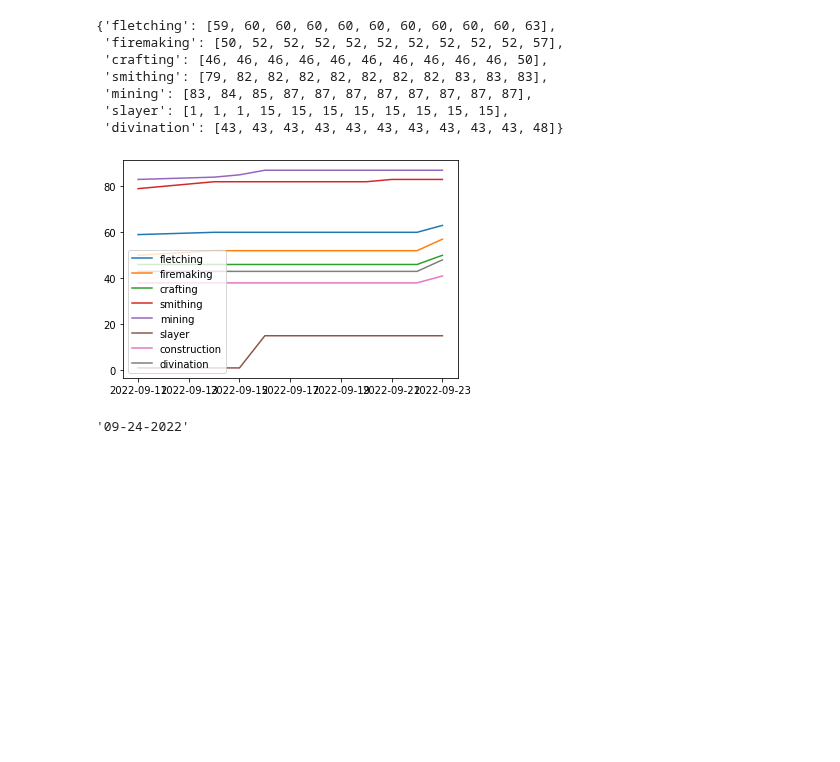
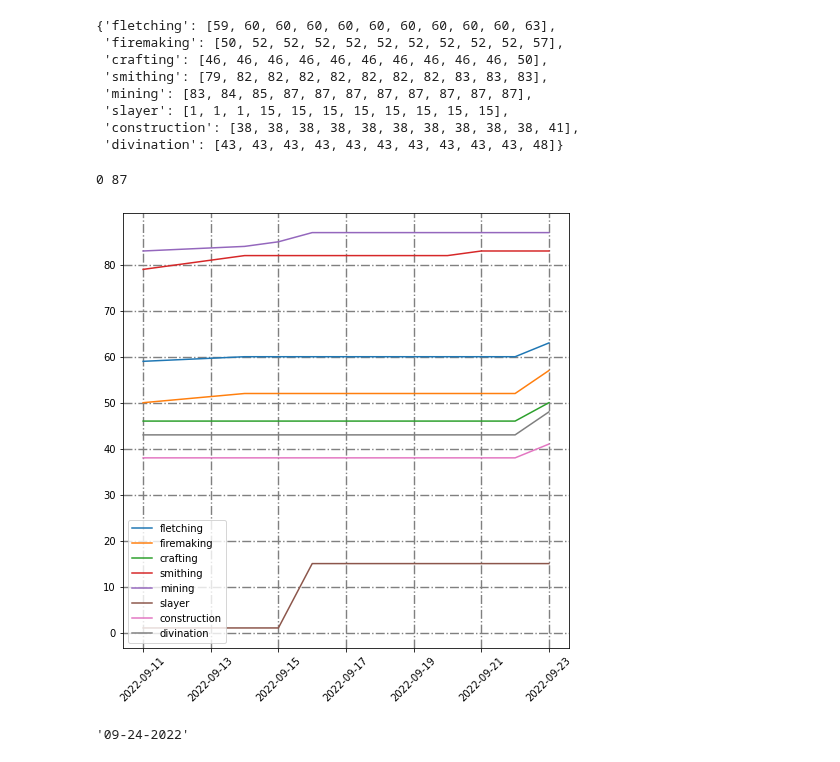
Before and after one commit to sam2332/Some-Notebooks, a Jupyter notebook: Games/RuneScape/Graph Player Level History.ipynb, the cells around one changed output. Cells and saved outputs as stored; diff of their text form; code cells hidden in the pictures; blank space fills up the shorter version.

```diff
--- a/Games/RuneScape/Graph Player Level History.ipynb
+++ b/Games/RuneScape/Graph Player Level History.ipynb
@@ -28,7 +28,7 @@ class Dataset:
             out = defaultdict(list)
             for item in self.days:
                 for skill in self.days[item].skills:
-                    out[skill].append(int(self.days[item].skills[skill]["experience"]))
+                    out[skill].append(int(self.days[item].skills[skill]["level"]))
             data = dict(out)
         if minMaxToleranceGT is not None:
             data = self.removeMinMaxTollerance(data, minMaxToleranceGT)
@@ -82,5 +98,5 @@ x = ds.getDays()
 # %%
-expandedDataset = ds.getSkillExpLists(removeDeltaZero=True, minMaxToleranceGT=3)
+expandedDataset = ds.getSkillExpLists(removeDeltaZero=True, minMaxToleranceGT=2)
 del expandedDataset["overall"]
 expandedDataset
 # %% [output]
@@ -90,17 +106,30 @@ expandedDataset
  'smithing': [79, 82, 82, 82, 82, 82, 82, 82, 83, 83, 83],
  'mining': [83, 84, 85, 87, 87, 87, 87, 87, 87, 87, 87],
  'slayer': [1, 1, 1, 15, 15, 15, 15, 15, 15, 15, 15],
+ 'construction': [38, 38, 38, 38, 38, 38, 38, 38, 38, 38, 41],
  'divination': [43, 43, 43, 43, 43, 43, 43, 43, 43, 43, 48]}
 # %%
+plt.figure(figsize=(8, 8), facecolor="white")
 # Plot a simple line chart
+mi = 0
+ma = 0
 for name in expandedDataset:
     l = expandedDataset[name]
+    for item in l:
+        mi = min(item, mi)
+        ma = max(item, ma)
     plt.plot(x, l, label=name)
 # Plot another line on the same chart/graph
 plt.legend(loc="lower left")
+plt.xticks(rotation=45)
+print(mi, ma)
+plt.yticks(list(range(mi, ma, 10)))
+plt.grid(True, color="grey", linewidth="1.4", linestyle="-.")
+
 plt.savefig(f'charts/{datetime.now().date().strftime("%m-%d-%Y")}.png')
 # %% [output]
+0 87
-[figure, old version]
+[figure, new version]
 # %%
 datetime.now().date().strftime("%m-%d-%Y")
 # %% [output]
```
Also changed, not shown: parts of 4 cells of this notebook, 4 other files.
